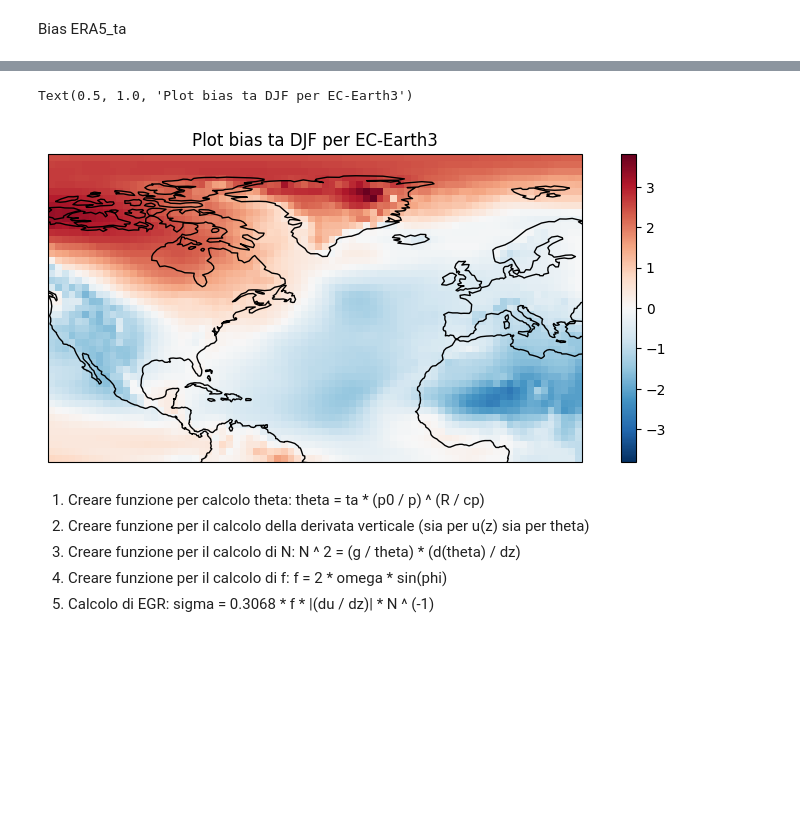
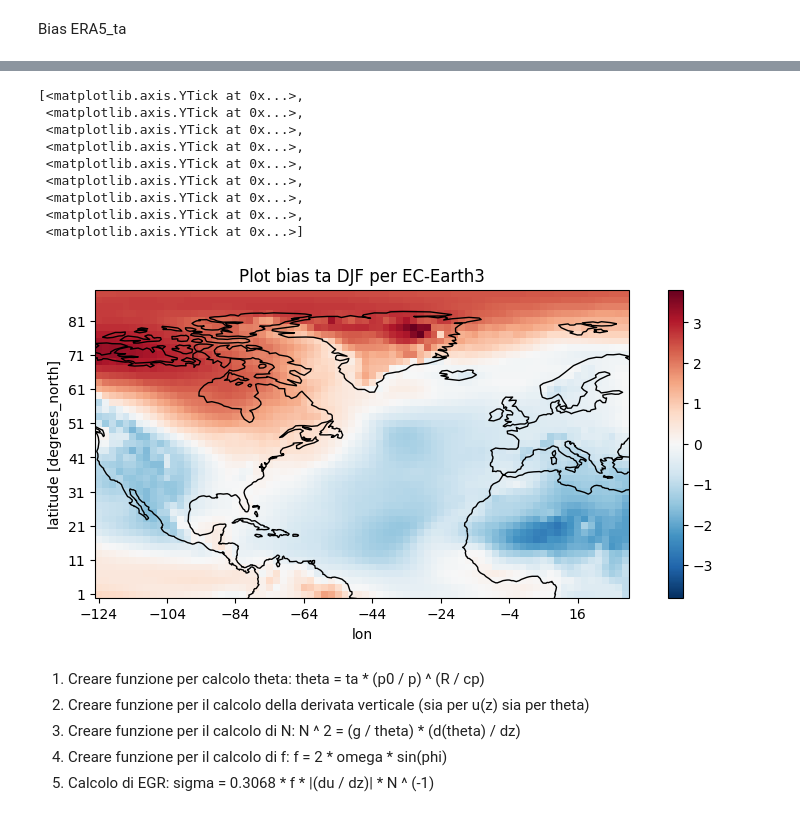
Before and after one commit to sbeltrami/tesi, a Jupyter notebook: eady_growth_rate.ipynb, the cells around one changed output, grey strips where cells are left out. Drawn from its saved outputs; the diff is of its cells as text; code cells hidden in the pictures; blank space fills up the shorter version.

```diff
--- a/eady_growth_rate.ipynb
+++ b/eady_growth_rate.ipynb
@@ -302,14 +337,24 @@ for name in models_ta.keys():
 # %%
 #Plot di bias DJF per un modello
 #plot DJF
 name = 'EC-Earth3' #nome modello che plotto
 fig, ax = plt.subplots(figsize=(10,4), subplot_kw={"projection": ccrs.PlateCarree()})
 models_ta[name]['ta bias DJF'][2,:,:].plot(ax=ax) #plev=850hPa
 ax.coastlines()
 ax.set_title(f'Plot bias ta DJF per {name}')
+ax.set_xticks(np.arange(models_ta[name]['ta bias DJF'].lon.min(), models_ta[name]['ta bias DJF'].lon.max(), 20))
+ax.set_yticks(np.arange(models_ta[name]['ta bias DJF'].lat.min(),models_ta[name]['ta bias DJF'].lat.max(), 10))
 # %% [output]
-Text(0.5, 1.0, 'Plot bias ta DJF per EC-Earth3')
+[<matplotlib.axis.YTick at 0x...>,
+ <matplotlib.axis.YTick at 0x...>,
+ <matplotlib.axis.YTick at 0x...>,
+ <matplotlib.axis.YTick at 0x...>,
+ <matplotlib.axis.YTick at 0x...>,
+ <matplotlib.axis.YTick at 0x...>,
+ <matplotlib.axis.YTick at 0x...>,
+ <matplotlib.axis.YTick at 0x...>,
+ <matplotlib.axis.YTick at 0x...>]
-[figure, old version]
+[figure, new version]
 # %% [markdown]
 1) Creare funzione per calcolo theta: theta = ta * (p0 / p) ^ (R / cp)
 2) Creare funzione per il calcolo della derivata verticale (sia per u(z) sia per theta)
```
Also changed, not shown: parts of 21 cells of this notebook, 1 other file.
